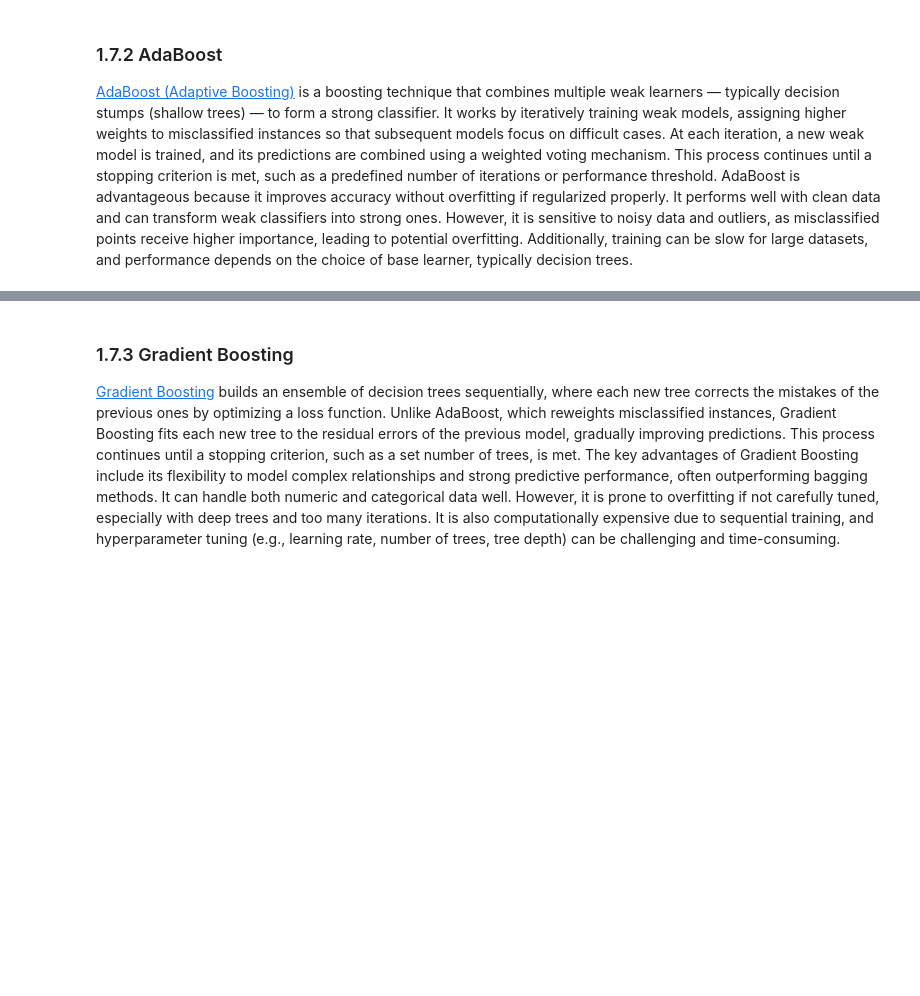
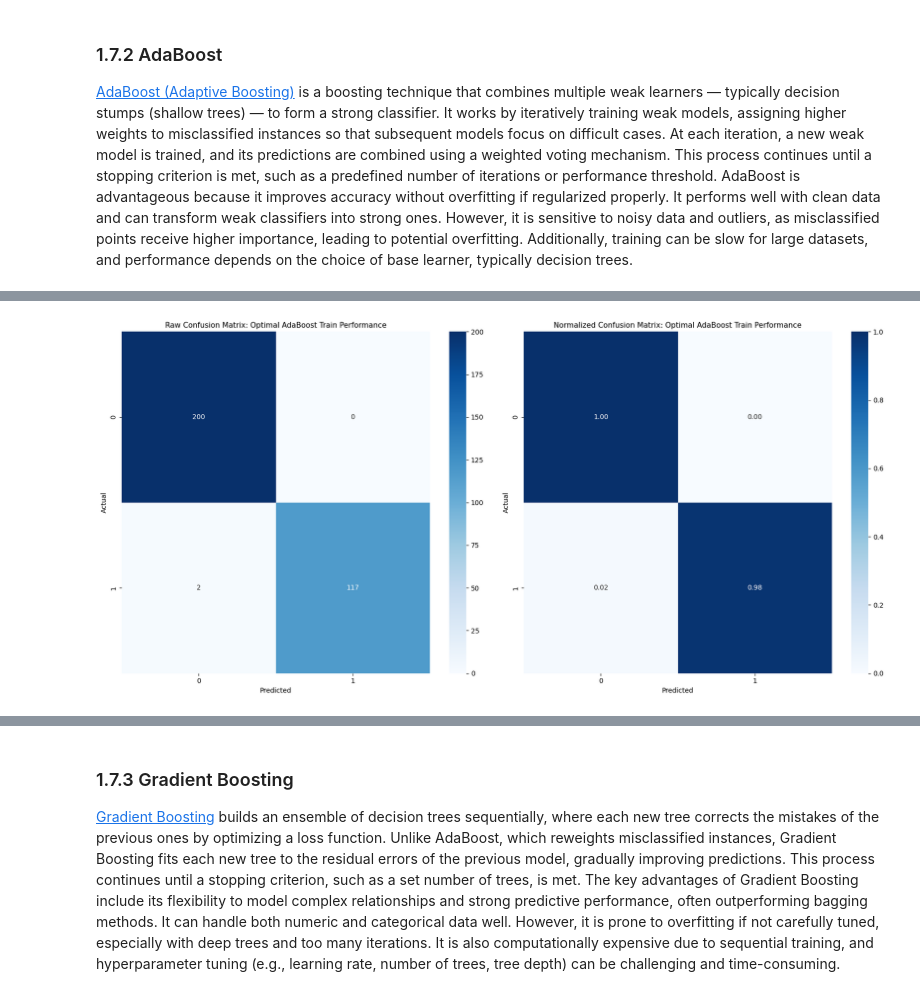
Before and after one commit to JohnPaulinePineda/Portfolio_Project_63, a Jupyter notebook: codes/DetectingAndAnalyzingMachineLearningModelDriftUsingOpenSourceMonitoringTools.ipynb, the cells around one changed output, grey strips where cells are left out. Cells and saved outputs as stored; diff of their text form; code cells hidden in the pictures; blank space fills up the shorter version.

Commit message:
Formulated the Python Notebook
Updated Model Development and Validation - AdaBoost

```diff
--- a/codes/DetectingAndAnalyzingMachineLearningModelDriftUsingOpenSourceMonitoringTools.ipynb
+++ b/codes/DetectingAndAnalyzingMachineLearningModelDriftUsingOpenSourceMonitoringTools.ipynb
@@ -2137,0 +2164,7 @@ joblib.dump(bagged_rf_optimal,
+# %%
+##################################
+# Defining the cross-validation strategy (5-cycle 5-fold CV)
+##################################
+cv_strategy = RepeatedStratifiedKFold(n_splits=5,
+                                      n_repeats=5,
+                                      random_state=987654321)
@@ -2137,0 +2183,12 @@ joblib.dump(bagged_rf_optimal,
+# %%
+##################################
+# Encoding the response variables
+# for model training and validation
+##################################
+y_train_encoded = y_train.map({'B': 0, 'M': 1})
+y_validation_encoded = y_validation.map({'B': 0, 'M': 1})
+# %%
+##################################
+# Fitting GridSearchCV
+##################################
+boosted_ab_grid_search.fit(X_train, y_train_encoded)
@@ -2137,0 +2212,5 @@ joblib.dump(bagged_rf_optimal,
+# %%
+##################################
+# Identifying the best model
+##################################
+boosted_ab_optimal = boosted_ab_grid_search.best_estimator_
@@ -2137,0 +2257,21 @@ joblib.dump(bagged_rf_optimal,
+# %%
+##################################
+# Formulating the raw and normalized
+# confusion matrices
+# from the train data
+##################################
+cm_raw = confusion_matrix(y_train_encoded, boosted_ab_optimal.predict(X_train))
+cm_normalized = confusion_matrix(y_train_encoded, boosted_ab_optimal.predict(X_train), normalize='true')
+fig, ax = plt.subplots(1, 2, figsize=(17, 8))
+sns.heatmap(cm_raw, annot=True, fmt='d', cmap='Blues', ax=ax[0])
+ax[0].set_title('Raw Confusion Matrix: Optimal AdaBoost Train Performance', fontsize=11)
+ax[0].set_xlabel('Predicted')
+ax[0].set_ylabel('Actual')
+sns.heatmap(cm_normalized, annot=True, fmt='.2f', cmap='Blues', ax=ax[1])
+ax[1].set_title('Normalized Confusion Matrix: Optimal AdaBoost Train Performance', fontsize=11)
+ax[1].set_xlabel('Predicted')
+ax[1].set_ylabel('Actual')
+plt.tight_layout()
+plt.show()
+# %% [output]
+[figure, added]
```
Also changed, not shown: parts of 13 cells of this notebook, 2 other files.
